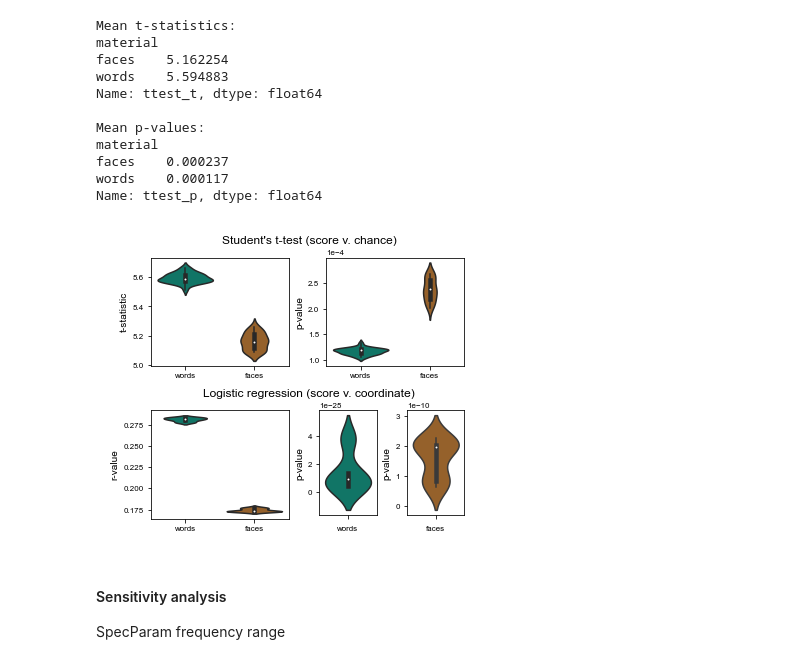
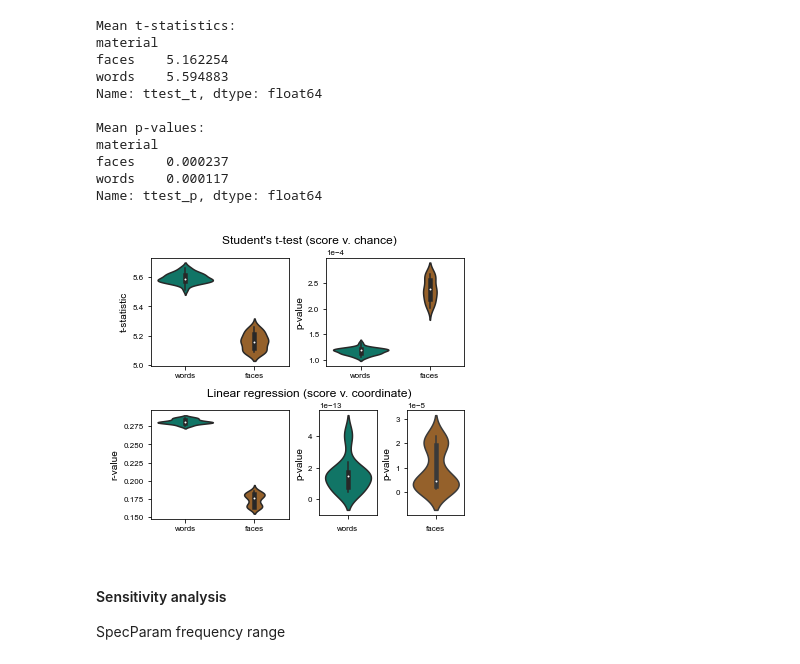
Before and after one commit to voytekresearch/oscillation_vs_exponent, a Jupyter notebook: notebooks/model_behavior.ipynb, the cells around one changed output. Drawn from its saved outputs; the diff is of its cells as text; code cells hidden in the pictures.

```diff
--- a/notebooks/model_behavior.ipynb
+++ b/notebooks/model_behavior.ipynb
@@ -309,6 +307,6 @@ metadata
 # %%
 # merge results and metadata
 # results['material'] = results['material'] + 's'
-results = results.merge(metadata, on=['patient', 'material', 'trial'])
+results = df.merge(metadata, on=['patient', 'material', 'trial'])
 results
 # %% [output]
@@ -654,0 +659,4 @@ plt.show()
+# %%
+df = pd.read_csv(fr"{PROJECT_PATH}\data\results\logistic_regression_scores_cv_.csv", index_col=0)
+df = df[['patient', 'chan_idx', 'material', 'score']]
+df
@@ -682,0 +864,17 @@ df
+# %%
+from scipy.stats import ttest_1samp
+
+# run 1-sample t-test for r-values
+for material in ['words', 'faces']:
+    df_m = df_results.loc[df_results['material']==material]
+    t, p = ttest_1samp(df_m['rvalue'], 0)
+    print(f"{material}:\t t={t:0.3f}, p={p:0.3f}")
+
+# drop outliers and re-run
+outlier_idx = [0, 8]
+df_results_no = df_results.drop(outlier_idx)
+print("\n\nAfter dropping outliers:")
+for material in ['words', 'faces']:
+    df_m = df_results_no.loc[df_results_no['material']==material]
+    t, p = ttest_1samp(df_m['rvalue'], 0)
+    print(f"{material}:\t t={t:0.3f}, p={p:0.3f}")
@@ -1175,13 +1382,17 @@ stats_list = []
 
 for material in ['words', 'faces']:
     for idx in df['idx'].unique():
-        df_i = df.loc[(df['idx']==idx) & (df['material']==material)]
-        stats_i = analyze_scores(df_i)
-        stats_i = pd.DataFrame(stats_i, index=columns).T
-        stats_i.insert(0, 'idx', idx)
-        stats_i.insert(1, 'material', material)
-        stats_list.append(stats_i)
+        for ap_mode in ['fixed', 'knee']:
+            df_i = df.loc[(df['idx']==idx) & \
+                          (df['material']==material) & \
+                            (df['ap_mode']==ap_mode)]
+            stats_i = analyze_scores(df_i)
+            stats_i = pd.DataFrame(stats_i, index=columns).T
+            stats_i.insert(0, 'idx', idx)
+            stats_i.insert(1, 'material', material)
+            stats_i.insert(2, 'ap_mode', ap_mode)
+            stats_list.append(stats_i)
 
 df_stats = pd.concat(stats_list)
-df_stats.head()
+df_stats
 # %% [output]
@@ -1342,36 +1564,36 @@ ax_c = fig.add_subplot(spec[1,0])
 spec_d = spec[1,1].subgridspec(1,2, width_ratios=[1,1])
 ax_d = fig.add_subplot(spec_d[0])
 ax_e = fig.add_subplot(spec_d[1])
-,
+
 # plot subplot a - ttest t
 sns.violinplot(data=df_stats_p, x='material', y='ttest_t', ax=ax_a)
 ax_a.set(xlabel='', ylabel='t-statistic', title='')
 
 # plot subplot b - ttest p
 sns.violinplot(data=df_stats_p, x='material', y='ttest_p', ax=ax_b)
 ax_b.set(xlabel='', ylabel='p-value', title='')
 ax_b.ticklabel_format(axis='y', style='sci', scilimits=(0,0))
 
 # plot subplot c - regression r
 sns.violinplot(data=df_stats, x='material', y='regress_r', ax=ax_c)
 ax_c.set(xlabel='', ylabel='r-value', title='\n')
 
 # plot subplot d/e - regression p
 for ax, material, color in zip([ax_d, ax_e], ['words', 'faces'], [COLORS['blue'], COLORS['brown']]):
     sns.violinplot(data=df_stats.loc[df_stats['material']==material], y='regress_p', ax=ax, color=color)
     ax.set(ylabel='p-value', title='\n')
     ax.set_xlabel(material, fontsize=8)
 
 #
 fig.text(0.56, 1.02, "Student's t-test (score v. chance)", ha='center', va='center', fontsize=12)
-fig.text(0.56, 0.49, 'Logistic regression (score v. coordinate)', ha='center', va='center', fontsize=12)
+fig.text(0.56, 0.49, 'Linear regression (score v. coordinate)', ha='center', va='center', fontsize=12)
 
 # save/show
 fname_out = f"{PROJECT_PATH}/figures/supporting_figures/sensitivity_analysis.png"
 plt.savefig(fname_out, bbox_inches='tight')
 plt.show()
 # %% [output]
-[figure, old version]
+[figure, new version]
 # %% [markdown]
 #### Sensitivity analysis
 SpecParam frequency range
```
Also changed, not shown: parts of 16 cells of this notebook.
